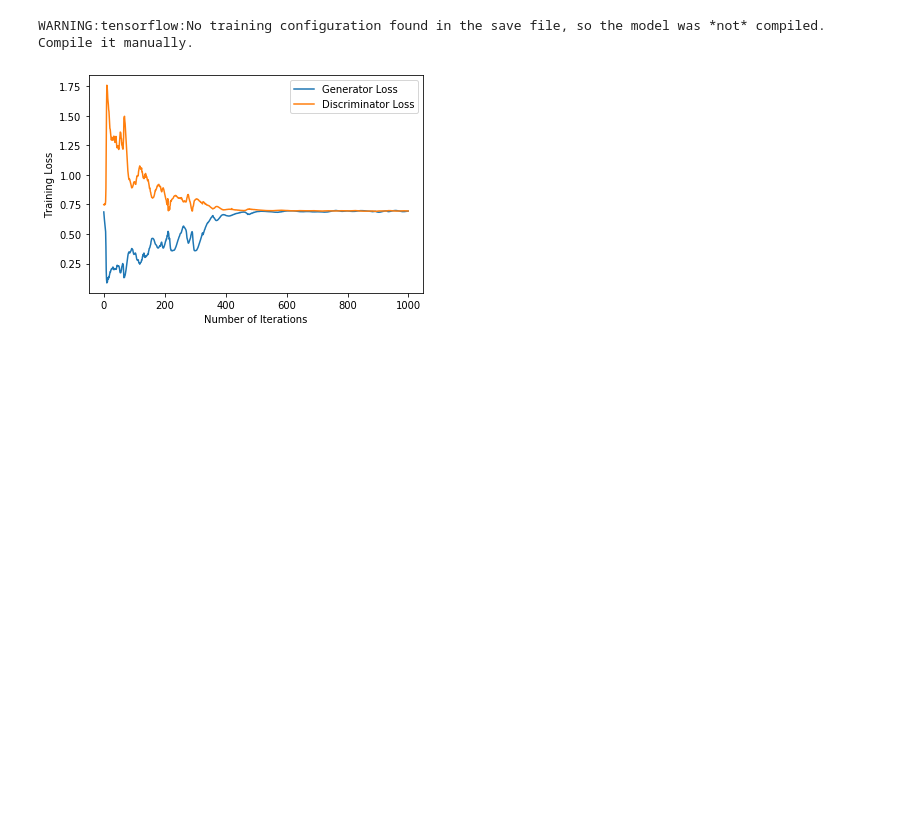
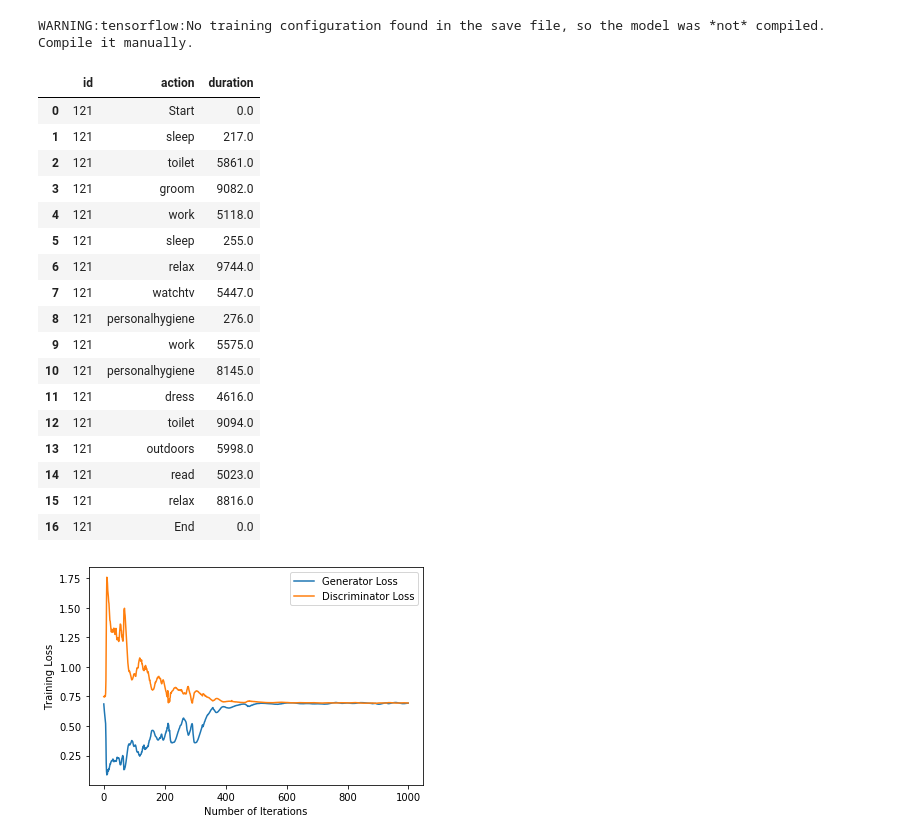
Before and after one commit to schmid-sebastian/BPR-GAN, a Jupyter notebook: Skripte/BPR_with_GANs.ipynb, the cells around one changed output. Drawn from its saved outputs; the diff is of its cells as text; code cells hidden in the pictures; blank space fills up the shorter version.

```diff
--- a/Skripte/BPR_with_GANs.ipynb
+++ b/Skripte/BPR_with_GANs.ipynb
@@ -405,6 +405,27 @@ WARNING:tensorflow:No training configuration found in the save file, so the mode
 translated = translate_result(X)
 translated = drop_consecutive_duplicates(translated)
 translated = correct_start_end(translated)
+# %%
+translated.head(16)
+# %% [output]
+|  | id | action | duration |
+| 0 | 121 | Start | 0.0 |
+| 1 | 121 | sleep | 217.0 |
+| 2 | 121 | toilet | 5861.0 |
+| 3 | 121 | groom | 9082.0 |
+| 4 | 121 | work | 5118.0 |
+| 5 | 121 | sleep | 255.0 |
+| 6 | 121 | relax | 9744.0 |
+| 7 | 121 | watchtv | 5447.0 |
+| 8 | 121 | personalhygiene | 276.0 |
+| 9 | 121 | work | 5575.0 |
+| 10 | 121 | personalhygiene | 8145.0 |
+| 11 | 121 | dress | 4616.0 |
+| 12 | 121 | toilet | 9094.0 |
+| 13 | 121 | outdoors | 5998.0 |
+| 14 | 121 | read | 5023.0 |
+| 15 | 121 | relax | 8816.0 |
+| 16 | 121 | End | 0.0 |
 # %%
 plt.plot(gen_loss[:1000], label='Generator Loss')
 plt.plot(disc_loss[:1000], label='Discriminator Loss')
```
